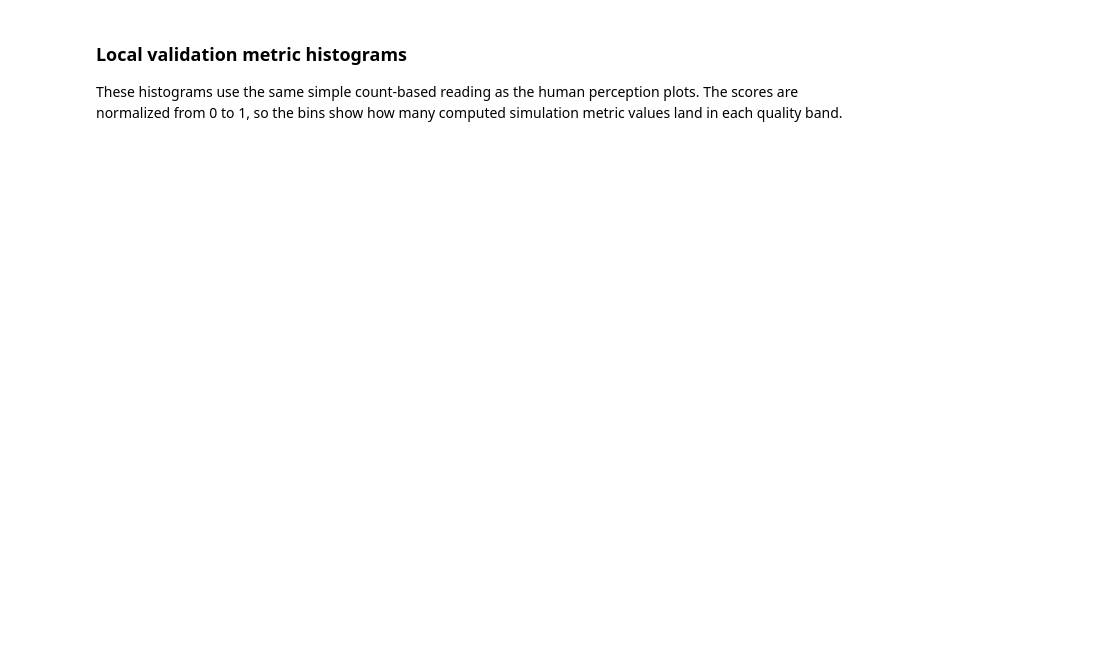
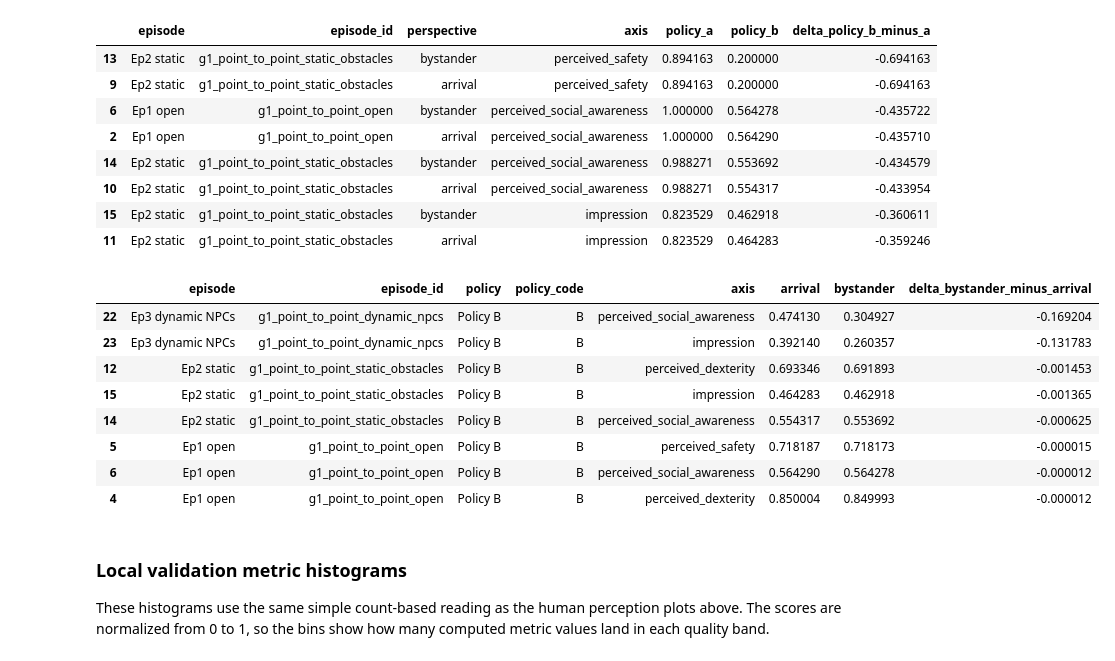
Before and after one commit to NicoDelle/asimovbm, a Jupyter notebook: paper/notebooks/simulation_results.ipynb, the cells around one changed output. Saved outputs shown, nothing was run; the diff lists cells and outputs as text; code cells hidden in the pictures; blank space fills up the shorter version.

```diff
--- a/paper/notebooks/simulation_results.ipynb
+++ b/paper/notebooks/simulation_results.ipynb
@@ -24,19 +0,0 @@ Each Q is composed of three episodes: from A to B with no obstacles, fixed obsta
-# %%
-from pathlib import Path
-import json
-import re
-
-import matplotlib.pyplot as plt
-import numpy as np
-import pandas as pd
-
-pd.set_option("display.max_columns", 120)
-pd.set_option("display.width", 160)
-
-# The notebook may run from the repository root or from paper/notebooks.
-project_root = Path.cwd()
-if project_root.name == "notebooks":
-    project_root = project_root.parent.parent
-
-ARTIFACT_ROOT = project_root / "artifacts" / "local-validation"
-CSV_PATTERN = "episode-metrics-*.csv"
@@ -283,5 +120,32 @@ plt.show()
+# %%
+import pandas as pd
+
+policy_deltas = pd.read_csv(metric_viz_dir / "policy_deltas.csv")
+perspective_deltas = pd.read_csv(metric_viz_dir / "perspective_deltas.csv")
+
+display(policy_deltas.reindex(policy_deltas["delta_policy_b_minus_a"].abs().sort_values(ascending=False).index).head(8))
+display(perspective_deltas.reindex(perspective_deltas["delta_bystander_minus_arrival"].abs().sort_values(ascending=False).index).head(8))
+# %% [output]
+|  | episode | episode_id | perspective | axis | policy_a | policy_b | delta_policy_b_minus_a |
+| 13 | Ep2 static | g1_point_to_point_static_obstacles | bystander | perceived_safety | 0.894163 | 0.200000 | -0.694163 |
+| 9 | Ep2 static | g1_point_to_point_static_obstacles | arrival | perceived_safety | 0.894163 | 0.200000 | -0.694163 |
+| 6 | Ep1 open | g1_point_to_point_open | bystander | perceived_social_awareness | 1.000000 | 0.564278 | -0.435722 |
+| 2 | Ep1 open | g1_point_to_point_open | arrival | perceived_social_awareness | 1.000000 | 0.564290 | -0.435710 |
+| 14 | Ep2 static | g1_point_to_point_static_obstacles | bystander | perceived_social_awareness | 0.988271 | 0.553692 | -0.434579 |
+| 10 | Ep2 static | g1_point_to_point_static_obstacles | arrival | perceived_social_awareness | 0.988271 | 0.554317 | -0.433954 |
+| 15 | Ep2 static | g1_point_to_point_static_obstacles | bystander | impression | 0.823529 | 0.462918 | -0.360611 |
+| 11 | Ep2 static | g1_point_to_point_static_obstacles | arrival | impression | 0.823529 | 0.464283 | -0.359246 |
+|  | episode | episode_id | policy | policy_code | axis | arrival | bystander | delta_bystander_minus_arrival |
+| 22 | Ep3 dynamic NPCs | g1_point_to_point_dynamic_npcs | Policy B | B | perceived_social_awareness | 0.474130 | 0.304927 | -0.169204 |
+| 23 | Ep3 dynamic NPCs | g1_point_to_point_dynamic_npcs | Policy B | B | impression | 0.392140 | 0.260357 | -0.131783 |
+| 12 | Ep2 static | g1_point_to_point_static_obstacles | Policy B | B | perceived_dexterity | 0.693346 | 0.691893 | -0.001453 |
+| 15 | Ep2 static | g1_point_to_point_static_obstacles | Policy B | B | impression | 0.464283 | 0.462918 | -0.001365 |
+| 14 | Ep2 static | g1_point_to_point_static_obstacles | Policy B | B | perceived_social_awareness | 0.554317 | 0.553692 | -0.000625 |
+| 5 | Ep1 open | g1_point_to_point_open | Policy B | B | perceived_safety | 0.718187 | 0.718173 | -0.000015 |
+| 6 | Ep1 open | g1_point_to_point_open | Policy B | B | perceived_social_awareness | 0.564290 | 0.564278 | -0.000012 |
+| 4 | Ep1 open | g1_point_to_point_open | Policy B | B | perceived_dexterity | 0.850004 | 0.849993 | -0.000012 |
 # %% [markdown]
 ### Local validation metric histograms
 
-These histograms use the same simple count-based reading as the human perception plots. The scores are normalized from 0 to 1, so the bins show how many computed simulation metric values land in each quality band.
+These histograms use the same simple count-based reading as the human perception plots above. The scores are normalized from 0 to 1, so the bins show how many computed metric values land in each quality band.
 # %%
```
Also changed, not shown: parts of 31 cells of this notebook.
